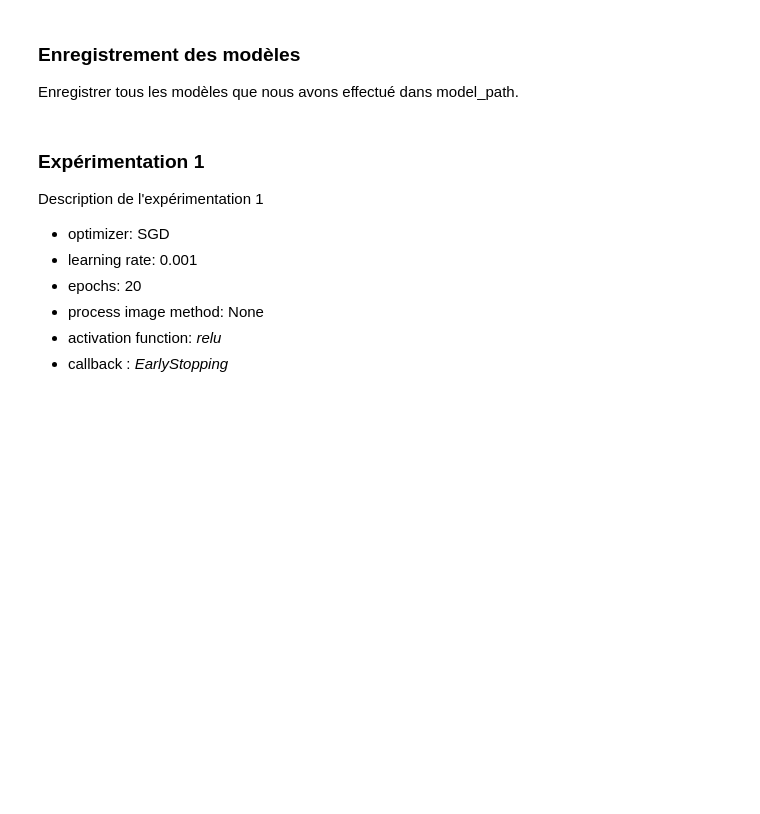
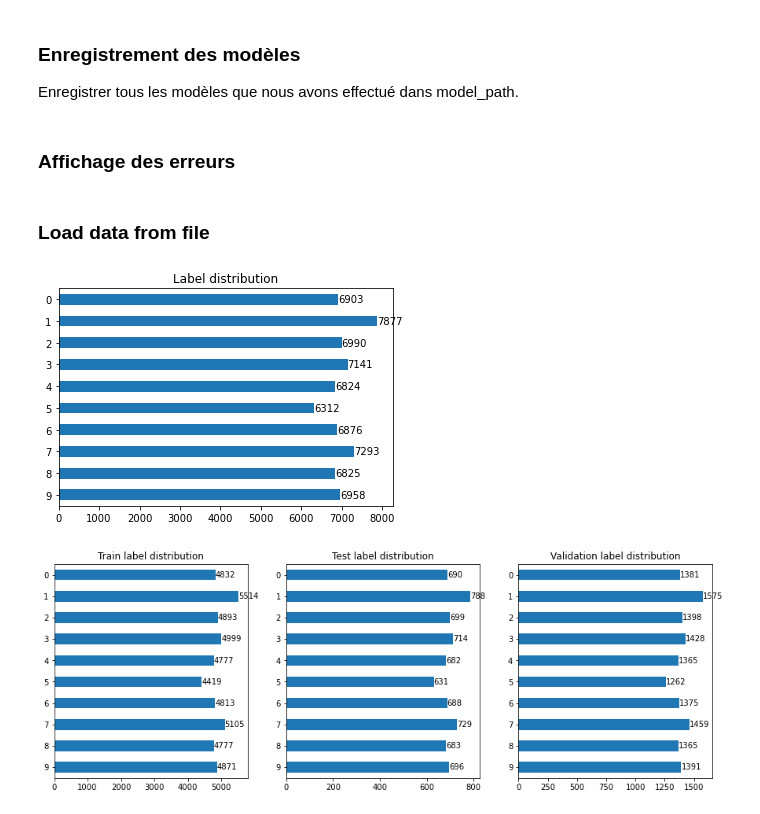
Before and after one commit to hibiga/MLP---MNIST, a Jupyter notebook: RDN.ipynb, the cells around one changed output. Saved outputs shown, nothing was run; the diff lists cells and outputs as text; code cells hidden in the pictures; blank space fills up the shorter version.

```diff
--- a/RDN.ipynb
+++ b/RDN.ipynb
@@ -232,12 +280,5 @@ def save_model(model, model_name):
     model_path = save_dir + model_name
     model.save(model_path)
     print('Saved trained model at %s ' % model_path)
-# %% [markdown]
-### Expérimentation 1
-Description de l'expérimentation 1
-* optimizer: SGD
-* learning rate: 0.001
-* epochs: 20
-* process image method: None
-* activation function: *relu*
-* callback : *EarlyStopping*
+# %% [markdown]
+### Affichage des erreurs
@@ -244 +306,9 @@ Description de l'expérimentation 1
+# %% [markdown]
+### Load data from file
+# %%
+train_org, test_org, validate_org = load_and_split_data()
+all_scores = {}
+# %% [output]
+[figure, added]
+[figure, added]
 # %%
```
Also changed, not shown: parts of 50 cells of this notebook.
